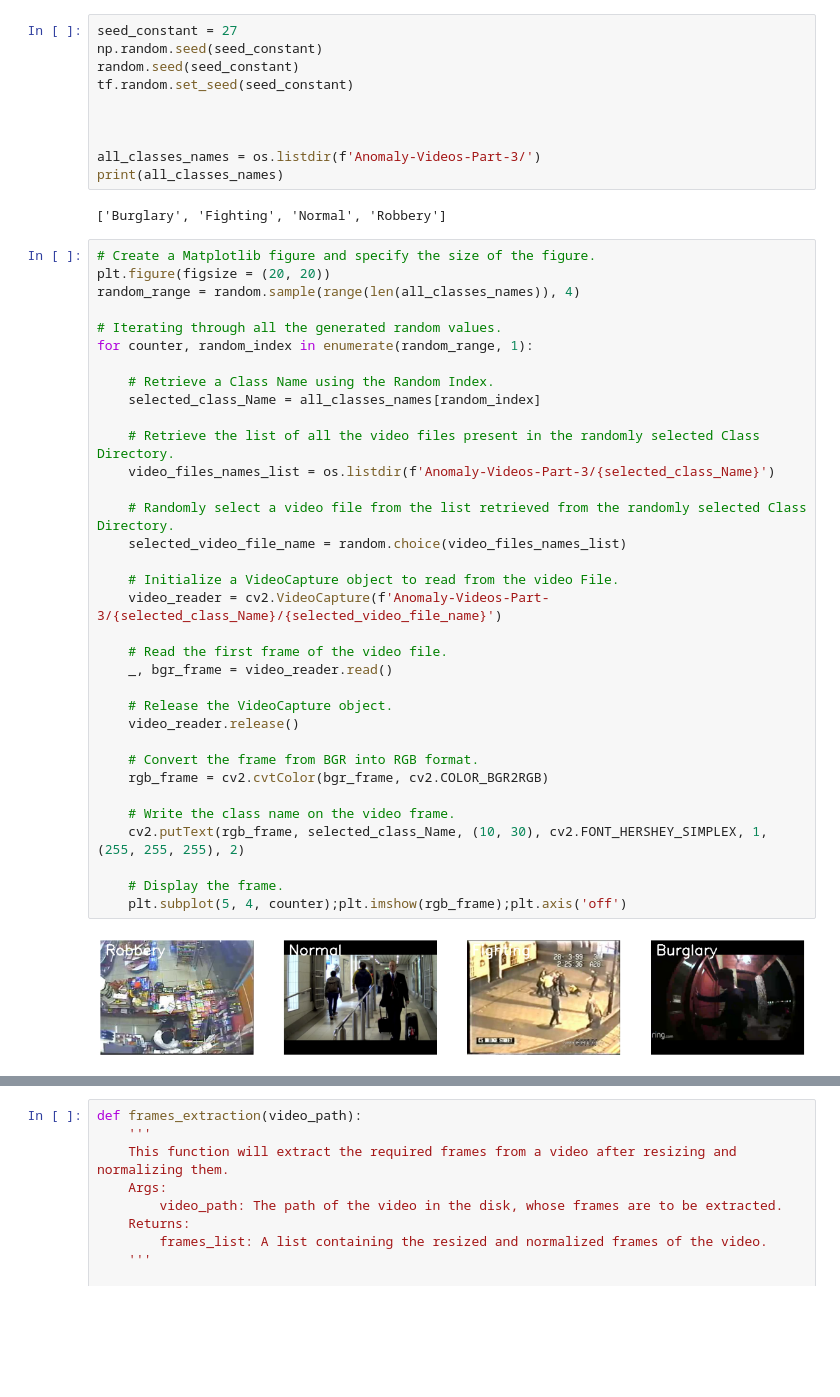
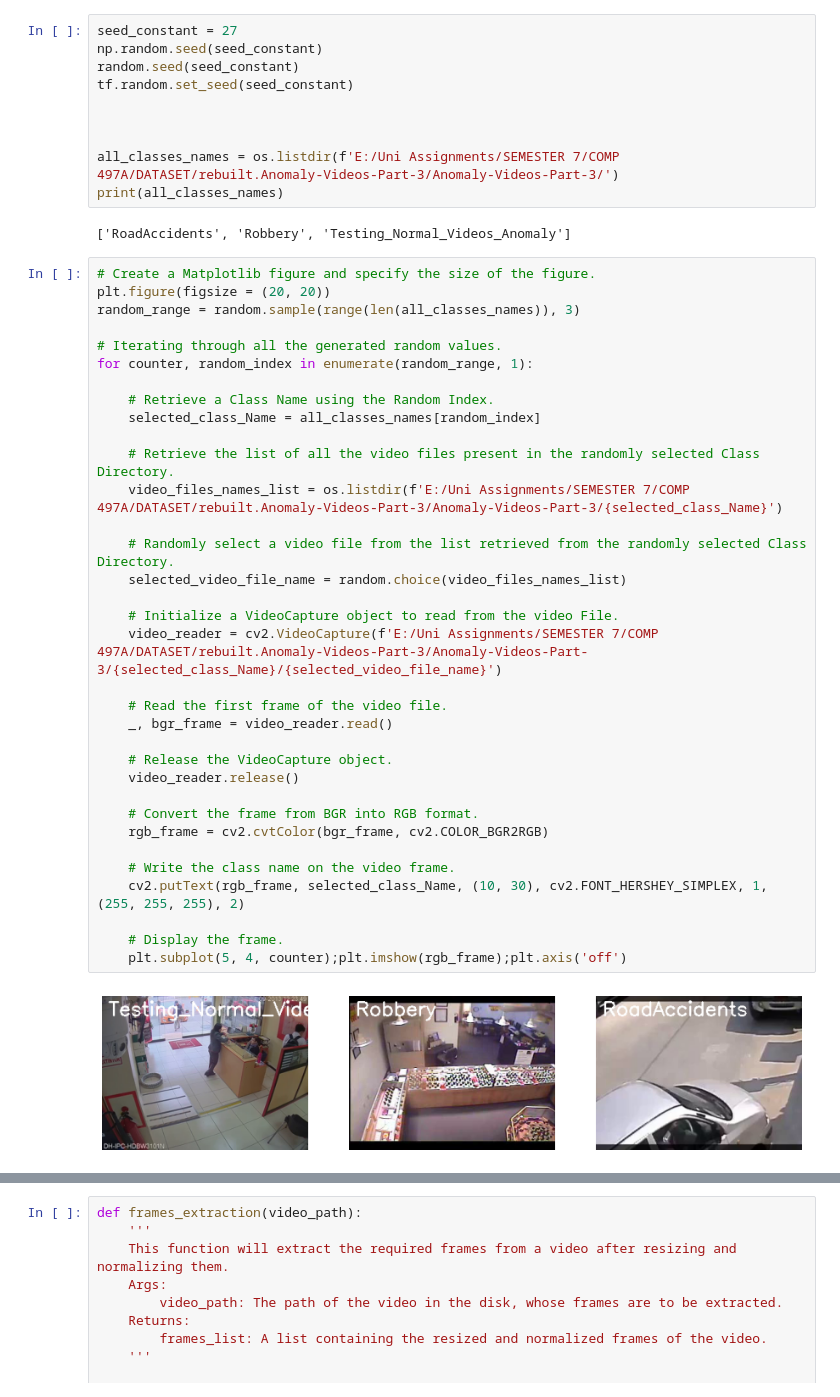
Before and after one commit to adeelakmal/Robbery-Detection-ConvoLSTM-Approach, a Jupyter notebook: Deep Learning FYP-Copy1.ipynb, the cells around one changed output, grey strips where cells are left out. Saved outputs shown, nothing was run; the diff lists cells and outputs as text; blank space fills up the shorter version.

```diff
--- a/Deep Learning FYP-Copy1.ipynb
+++ b/Deep Learning FYP-Copy1.ipynb
@@ -25,46 +27,46 @@ tf.random.set_seed(seed_constant)
 
 
 
-all_classes_names = os.listdir(f'Anomaly-Videos-Part-3/')
+all_classes_names = os.listdir(f'E:/Uni Assignments/SEMESTER 7/COMP 497A/DATASET/rebuilt.Anomaly-Videos-Part-3/Anomaly-Videos-Part-3/')
 print(all_classes_names)
 # %% [output]
-['Burglary', 'Fighting', 'Normal', 'Robbery']
+['RoadAccidents', 'Robbery', 'Testing_Normal_Videos_Anomaly']
 # %%
 # Create a Matplotlib figure and specify the size of the figure.
 plt.figure(figsize = (20, 20))
-random_range = random.sample(range(len(all_classes_names)), 4)
+random_range = random.sample(range(len(all_classes_names)), 3)
 
 # Iterating through all the generated random values.
 for counter, random_index in enumerate(random_range, 1):
 
     # Retrieve a Class Name using the Random Index.
     selected_class_Name = all_classes_names[random_index]
 
     # Retrieve the list of all the video files present in the randomly selected Class Directory.
-    video_files_names_list = os.listdir(f'Anomaly-Videos-Part-3/{selected_class_Name}')
+    video_files_names_list = os.listdir(f'E:/Uni Assignments/SEMESTER 7/COMP 497A/DATASET/rebuilt.Anomaly-Videos-Part-3/Anomaly-Videos-Part-3/{selected_class_Name}')
 
     # Randomly select a video file from the list retrieved from the randomly selected Class Directory.
     selected_video_file_name = random.choice(video_files_names_list)
 
     # Initialize a VideoCapture object to read from the video File.
-    video_reader = cv2.VideoCapture(f'Anomaly-Videos-Part-3/{selected_class_Name}/{selected_video_file_name}')
+    video_reader = cv2.VideoCapture(f'E:/Uni Assignments/SEMESTER 7/COMP 497A/DATASET/rebuilt.Anomaly-Videos-Part-3/Anomaly-Videos-Part-3/{selected_class_Name}/{selected_video_file_name}')
 
     # Read the first frame of the video file.
     _, bgr_frame = video_reader.read()
 
     # Release the VideoCapture object.
     video_reader.release()
 
     # Convert the frame from BGR into RGB format.
     rgb_frame = cv2.cvtColor(bgr_frame, cv2.COLOR_BGR2RGB)
 
     # Write the class name on the video frame.
     cv2.putText(rgb_frame, selected_class_Name, (10, 30), cv2.FONT_HERSHEY_SIMPLEX, 1, (255, 255, 255), 2)
 
     # Display the frame.
     plt.subplot(5, 4, counter);plt.imshow(rgb_frame);plt.axis('off')
 # %% [output]
-[figure, old version]
+[figure, new version]
 # %%
 IMAGE_HEIGHT , IMAGE_WIDTH = 64, 64
 
```
Also changed, not shown: parts of 8 cells of this notebook, 2 other files.
